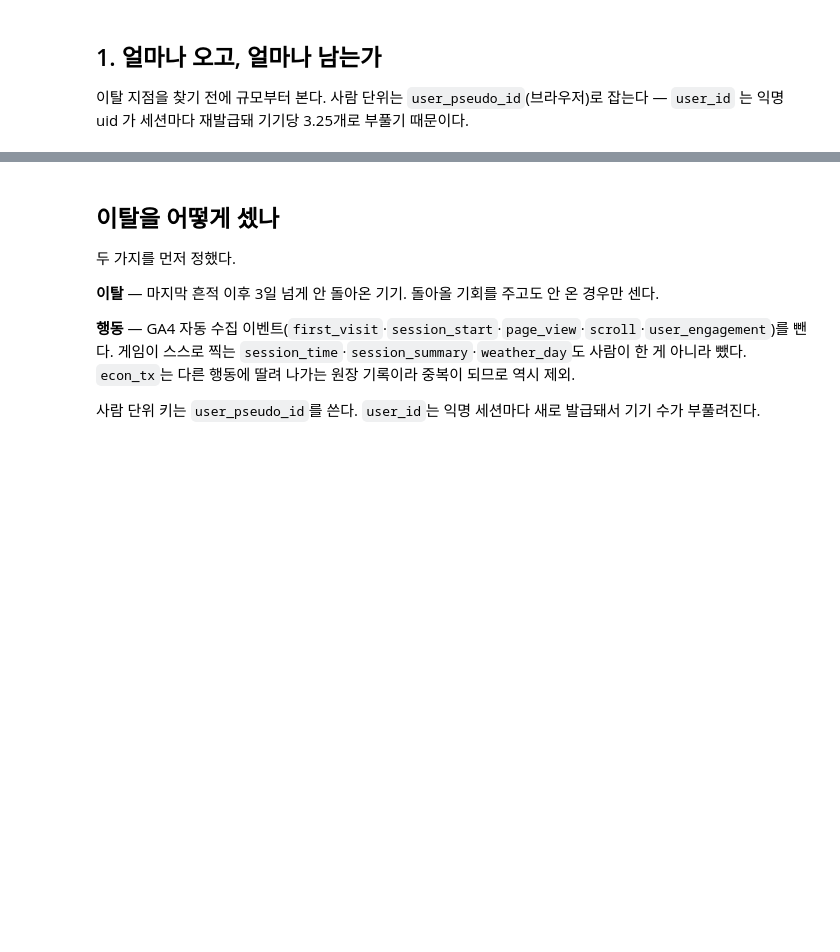
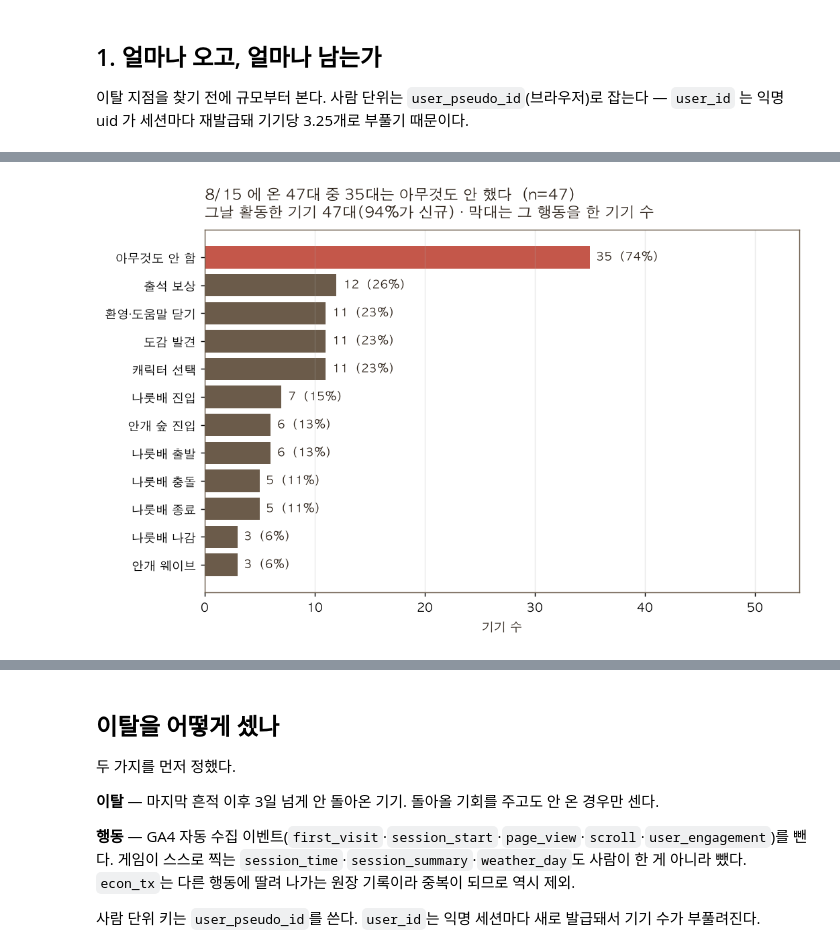
Before and after one commit to UICHEOL-HWANG/calm_forest, a Jupyter notebook: ml/notebooks/02_churn_where.ipynb, the cells around one changed output, grey strips where cells are left out. Cells and saved outputs as stored; diff of their text form; code cells hidden in the pictures; blank space fills up the shorter version.

```diff
--- a/ml/notebooks/02_churn_where.ipynb
+++ b/ml/notebooks/02_churn_where.ipynb
@@ -114,0 +188,44 @@ R.show(R.save(fig, ax, "g_dau_wau_mau"))
+# %%
+acts15 = bq.read_sql(f"""
+WITH c15 AS (SELECT DISTINCT user_pseudo_id AS dev
+  FROM `calm-forest.analytics_547127440.events_*`
+  WHERE DATE(TIMESTAMP_MICROS(event_timestamp),'Asia/Seoul') = '2026-08-15')
+SELECT e.event_name, COUNT(DISTINCT e.user_pseudo_id) AS devices
+FROM `calm-forest.analytics_547127440.events_*` e JOIN c15 c ON c.dev = e.user_pseudo_id
+WHERE DATE(TIMESTAMP_MICROS(e.event_timestamp),'Asia/Seoul') = '2026-08-15'
+  AND e.event_name NOT IN ({EX15})
+GROUP BY 1 ORDER BY devices DESC
+""")
+
+KO = {"daily_bonus":"출석 보상","tutorial_skip":"환영·도움말 닫기","dex_discover":"도감 발견",
+      "character_select":"캐릭터 선택","boat_enter":"나룻배 진입","boat_start":"나룻배 출발",
+      "mist_enter":"안개 숲 진입","boat_end":"나룻배 종료","boat_hit":"나룻배 충돌",
+      "mist_wave":"안개 웨이브","mist_end":"안개 종료","boat_exit":"나룻배 나감",
+      "mist_exit":"안개 나감","nickname_set":"닉네임 설정","mist_purify_start":"안개 정화 시작",
+      "mist_soothe_miss":"안개 리듬 실패","mist_soothe":"안개 달래기","photo_capture":"사진 찍기",
+      "intro_start":"인트로 시작","intro_skip":"인트로 건너뛰기","story_chapter_start":"이야기 시작",
+      "chop_tree":"나무 베기","first_chop":"첫 벌목","npc_talk":"NPC 대화","dex_open":"도감 열기"}
+top = acts15.head(11).copy()
+missing = [e for e in top.event_name if e not in KO]
+if missing:
+    print("⚠️ 한글 라벨 없음:", missing)   # 순위가 동점으로 흔들리므로 매번 확인한다
+top["label"] = top.event_name.map(lambda s: KO.get(s, s))
+
+nothing = int((coh.acts == 0).sum())
+rows = [("아무것도 안 함", nothing)] + list(zip(top.label, top.devices))
+n = len(coh)
+fig, ax = R.new(f"8/15 에 온 {n}대 중 {nothing}대는 아무것도 안 했다", n=n,
+                sub=f"그날 활동한 기기 {n}대({coh.is_new.mean():.0%}가 신규) · 막대는 그 행동을 한 기기 수",
+                figsize=(8.8, 5.4))
+y = range(len(rows))
+ax.barh(list(y), [v for _, v in rows], color=[R.PALETTE[0]] + [R.MUTED] * (len(rows) - 1))
+ax.set_yticks(list(y)); ax.set_yticklabels([l for l, _ in rows], fontsize=10)
+ax.invert_yaxis()
+ax.set_xlabel("기기 수")
+ax.set_xlim(0, n * 1.15)
+ax.grid(axis="y", visible=False)
+for i, (_, v) in enumerate(rows):
+    ax.text(v + 0.6, i, f"{v}  ({v/n:.0%})", va="center", fontsize=9.5, color=R.INK)
+R.show(R.save(fig, ax, "g_aug15_cohort", zero_base=False))
+# %% [output]
+[figure, added]
```
Also changed, not shown: parts of 25 cells of this notebook.
